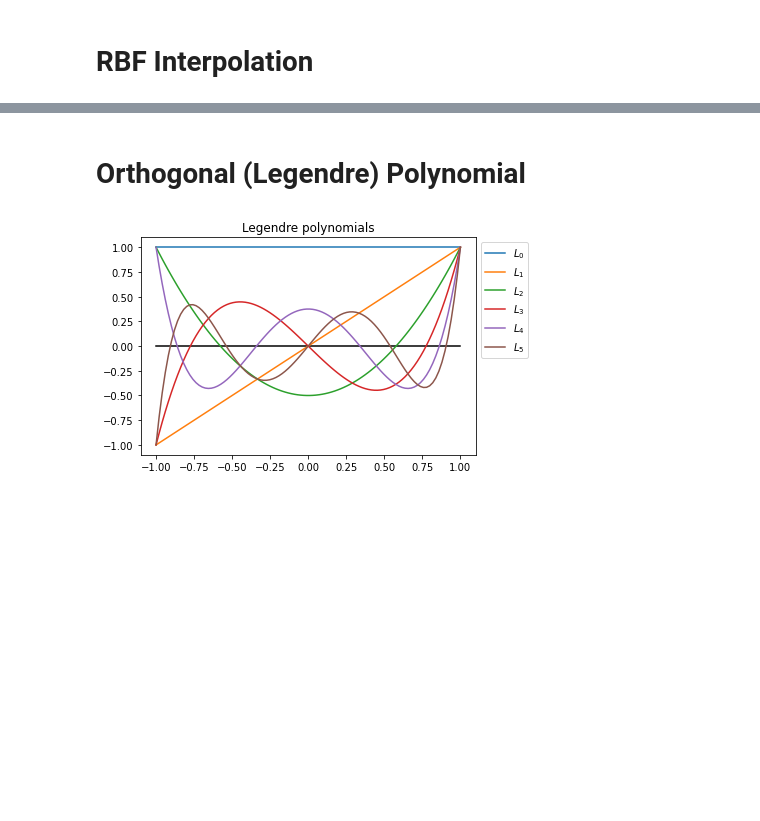
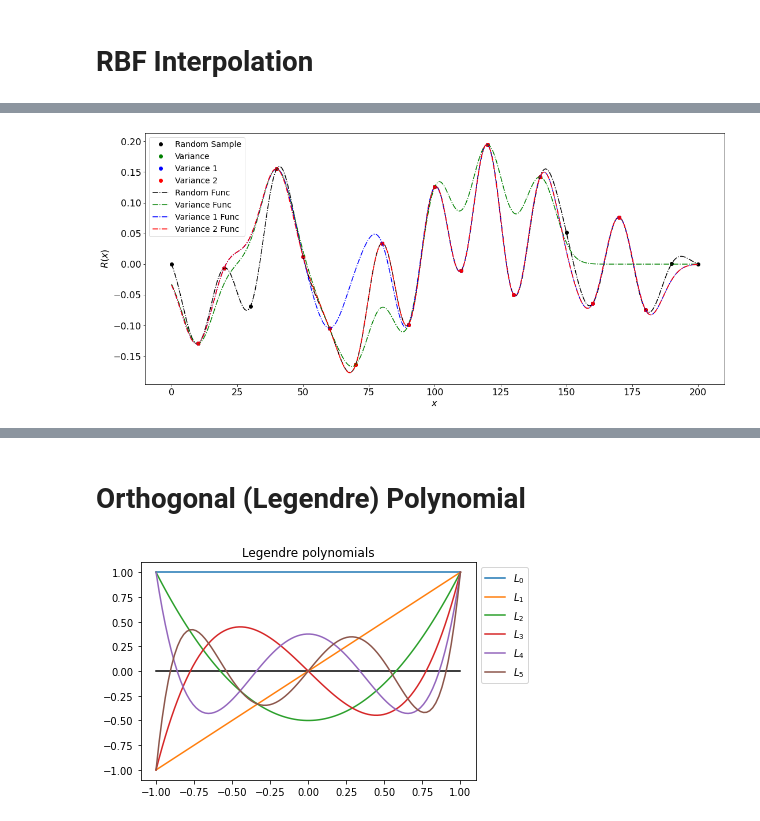
Before and after one commit to niccoforte/NF-PhD-gitRepo, a Jupyter notebook: code/FunctionApproximation.ipynb, the cells around one changed output, grey strips where cells are left out. Cells and saved outputs as stored; diff of their text form; code cells hidden in the pictures; blank space fills up the shorter version.

```diff
--- a/code/FunctionApproximation.ipynb
+++ b/code/FunctionApproximation.ipynb
@@ -213,0 +212,83 @@ Sample size : 21
+# %%
+dv = np.array([dd for i,dd in enumerate(d) if dd > mu+var or dd < mu-var])
+dv_ind = [d.tolist().index(i) for i in dv if i in d]
+Xv = X[dv_ind]
+
+dv1 = np.array([dd for i,dd in enumerate(d) if abs(dd-d[i-1])>var])
+dv1_ind = [d.tolist().index(i) for i in dv1 if i in d]
+Xv1 = X[dv1_ind]
+
+dv2 = np.array([dd for i,dd in enumerate(d) if dd > mu+var or dd < mu-var or abs(dd-d[i-1])>var])
+dv2_ind = [d.tolist().index(i) for i in dv2 if i in d]
+Xv2 = X[dv2_ind]
+
+# Gaussian length scale.
+L = 6
+
+# Calculate the kernel matrix G
+Gv = kernel_matrix(Xv, L, gaussian)
+Gv1 = kernel_matrix(Xv1, L, gaussian)
+Gv2 = kernel_matrix(Xv2, L, gaussian)
+
+# Invert d = Gm for the model parameters.
+mv = rbf_model(Gv, dv)
+mv1 = rbf_model(Gv1, dv1)
+mv2 = rbf_model(Gv2, dv2)
+
+# Using m, interpolate phi for all values in x ∈ [0, 1].
+x = np.linspace(0, 200, 1000)
+Sv = rbf_predict(x, Xv, mv, L, gaussian)
+Sv1 = rbf_predict(x, Xv1, mv1, L, gaussian)
+Sv2 = rbf_predict(x, Xv2, mv2, L, gaussian)
+
+# Plot the results.
+plt.figure(figsize = [18, 8])
+plt.plot(X, d, "ko", label="Random Sample")     # Sampled discrete data points of phi.
+plt.plot(Xv, dv, "go", label="Variance")     # Sampled discrete data points of phi.
+plt.plot(Xv1, dv1, "bo", label="Variance 1")     # Sampled discrete data points of phi.
+plt.plot(Xv2, dv2, "ro", label="Variance 2")     # Sampled discrete data points of phi.
+plt.plot(x, S, "k-.", label="Random Func")    # # Interpolated values of phi.
+plt.plot(x, Sv, "g-.", label="Variance Func")     # Sampled discrete data points of phi.
+plt.plot(x, Sv1, "b-.", label="Variance 1 Func")     # Sampled discrete data points of phi.
+plt.plot(x, Sv2, "r-.", label="Variance 2 Func")     # Sampled discrete data points of phi.
+
+plt.legend(fontsize = 14)
+plt.xlabel("$x$", fontsize = 16)
+plt.ylabel("$R(x)$", fontsize = 16)
+plt.xticks(fontsize = 16)
+plt.yticks(fontsize = 16)
+plt.show()
+
+
+# # Plots the weighted Gaussians used in the interpolation model.
+# plt.figure(1, figsize = [18, 4])
+# for i in range(len(m)):
+#     plt.plot(m[i] * gaussian(x, X[i], L))
+# plt.legend(range(len(m)), fontsize = 14)
+# plt.xlabel("$x$", fontsize = 16)
+# plt.ylabel("$f(x)$", fontsize = 16)
+# plt.xticks(fontsize = 16)
+# plt.yticks(fontsize = 16)
+# plt.show()
+
+# plt.figure(2, figsize = [18, 4])
+# for i in range(len(m_)):
+#     plt.plot(m_[i] * gaussian(x, X_[i], L_))
+# plt.legend(range(len(m)), fontsize = 14)
+# plt.xlabel("$x$", fontsize = 16)
+# plt.ylabel("$f(x)$", fontsize = 16)
+# plt.xticks(fontsize = 16)
+# plt.yticks(fontsize = 16)
+# plt.show()
+
+print(f"Sample size : {len(X)}")
+print(f" Variance  : {np.round(len(Xv)/len(X),2)*100}%")
+print(f" Varaince1 : {np.round(len(Xv1)/len(X)*100,2)}%")
+print(f" Variance2 : {np.round(len(Xv2)/len(X)*100,2)}%")
+print("")
+print("Mean Absolute Error:")
+print(f" Variance  : {np.round(np.mean(abs(rbf_predict(X, Xv, mv, L, gaussian)-d)),4)}")
+print(f" Variance1 : {np.round(np.mean(abs(rbf_predict(X, Xv1, mv1, L, gaussian)-d)),4)}")
+print(f" Variance2 : {np.round(np.mean(abs(rbf_predict(X, Xv2, mv2, L, gaussian)-d)),4)}")
+# %% [output]
+[figure, added]
```
Also changed, not shown: parts of 10 cells of this notebook.
